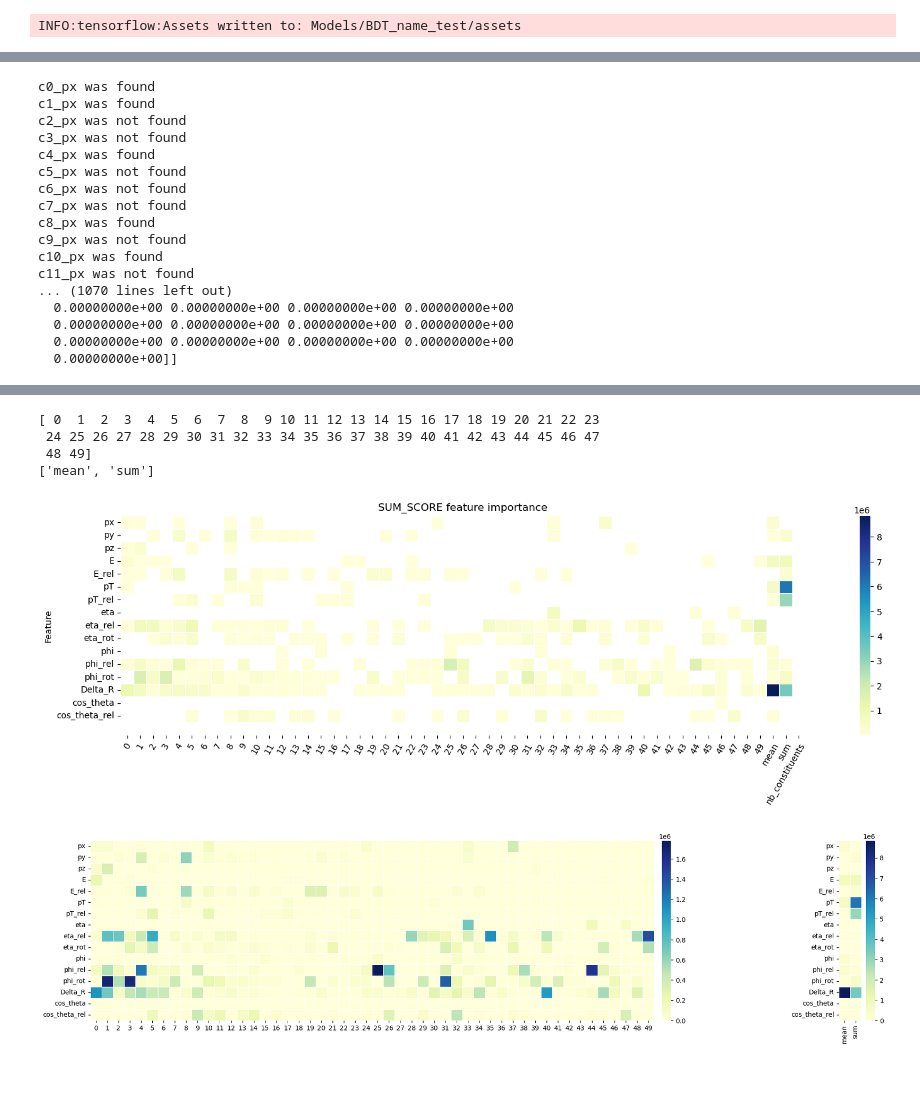
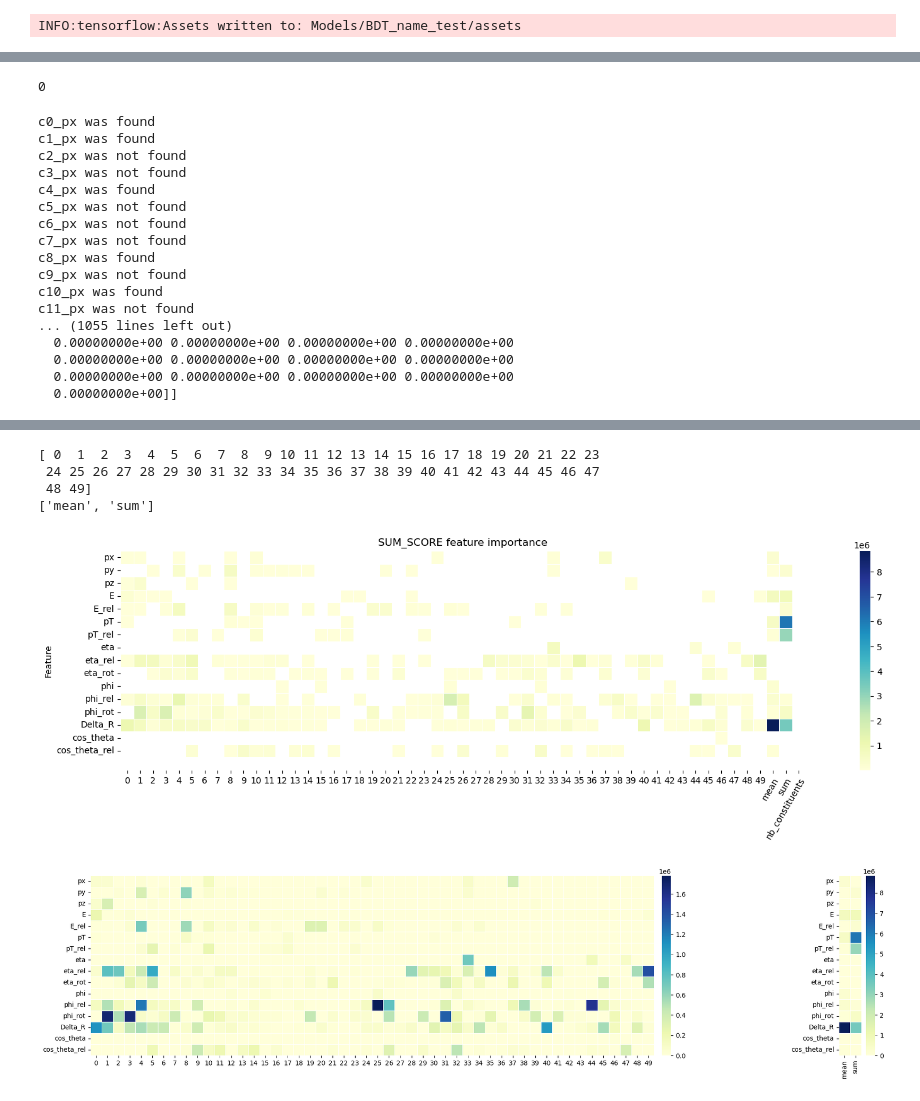
Before and after one commit to andygoliver/Masters_BDT, a Jupyter notebook: plot_feature_importance.ipynb, the cells around one changed output, grey strips where cells are left out. Cells and saved outputs as stored; diff of their text form; code cells hidden in the pictures.

```diff
--- a/plot_feature_importance.ipynb
+++ b/plot_feature_importance.ipynb
@@ -205,6 +205,11 @@ full_agg_features = [
 nb_constituents = 50
 nb_full_agg_features = 2
 nb_additional_features = 1
+# %%
+for i in range(1):
+    print(i)
+# %% [output]
+0
 # %%
 new_feature_rankings  = np.zeros((len(feature_labels)+ 1, nb_constituents + nb_full_agg_features + 1))
 
@@ -229,14 +234,13 @@ for feature_index in range(len(feature_labels)):
             print(f'{feature_labels[feature_index]}_{full_agg_features[full_agg_index]} was not found')
             continue
 
-    try:
-        score_index = feature_list_SUM_SCORE.index(f'nb_constituents')
-        new_feature_rankings[len(feature_labels)+1][nb_full_agg_features + nb_constituents] = inspector.variable_importances()['SUM_SCORE'][score_index][1]
-        print(f'nb_constituents was found')
+try:
+    score_index = feature_list_SUM_SCORE.index(f'nb_constituents')
+    new_feature_rankings[-1][-1] = inspector.variable_importances()['SUM_SCORE'][score_index][1]
+    print(f'nb_constituents was found')
 
-    except:
-        print(f'nb_constituents was not found')
-        continue
+except:
+    print(f'nb_constituents was not found')
 
 print(new_feature_rankings)
 # %% [output]
@@ -252,7 +256,7 @@ c8_px was found
 c9_px was not found
 c10_px was found
 c11_px was not found
-... (1070 lines left out)
+... (1055 lines left out)
   0.00000000e+00 0.00000000e+00 0.00000000e+00 0.00000000e+00
   0.00000000e+00 0.00000000e+00 0.00000000e+00 0.00000000e+00
   0.00000000e+00 0.00000000e+00 0.00000000e+00 0.00000000e+00
@@ -325,27 +329,28 @@ import seaborn as sns
 # %%
 # xlabels = [str(i) for i in np.arange(nb_constituents)]
 
 xlabels = np.arange(nb_constituents)
 print(xlabels)
 print(full_agg_features)
 xlabels = np.concatenate((xlabels, full_agg_features))
 
 plt.subplots(figsize=(18.75,5))
 ax = sns.heatmap(new_feature_rankings, linewidth=0.5, cmap="YlGnBu", yticklabels = feature_labels, xticklabels = np.append(xlabels, 'nb_constituents'), mask = new_feature_rankings == 0, square  = True)
 ax.set(ylabel = 'Feature', title='SUM_SCORE feature importance')
-plt.setp(ax.get_xticklabels()[-3:], rotation=60, ha="right",
+test_number = 3
+plt.setp(ax.get_xticklabels()[-test_number:], rotation=60, ha="right",
          rotation_mode="anchor")
-plt.setp(ax.get_xticklabels()[:-3], rotation=60)
+plt.setp(ax.get_xticklabels()[:-test_number], rotation=0)
 plt.tight_layout()
 # plt.xticks(rotation=45, ha="right")
 # plt.savefig('Plots/SUM_SCORE_test.pdf')
 plt.show()
 # %% [output]
 [ 0  1  2  3  4  5  6  7  8  9 10 11 12 13 14 15 16 17 18 19 20 21 22 23
  24 25 26 27 28 29 30 31 32 33 34 35 36 37 38 39 40 41 42 43 44 45 46 47
  48 49]
 ['mean', 'sum']
-[figure, old version]
+[figure, new version]
 # %%
 fig = plt.figure(figsize=(25,5))
 ax1, ax2 = fig.subplots(ncols=2, width_ratios=(50,6))
```
Also changed, not shown: parts of 3 cells of this notebook, 2 other files.
